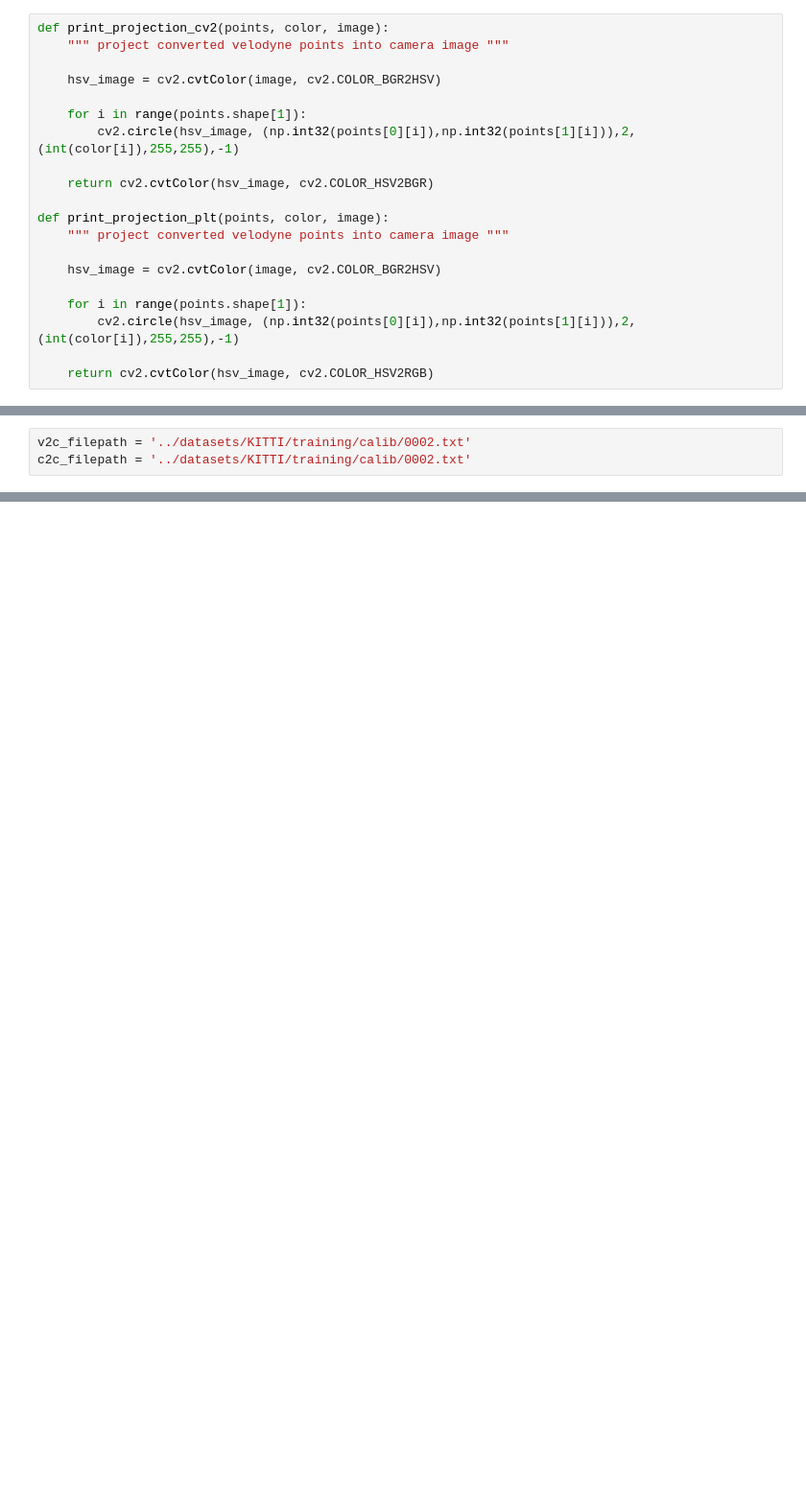
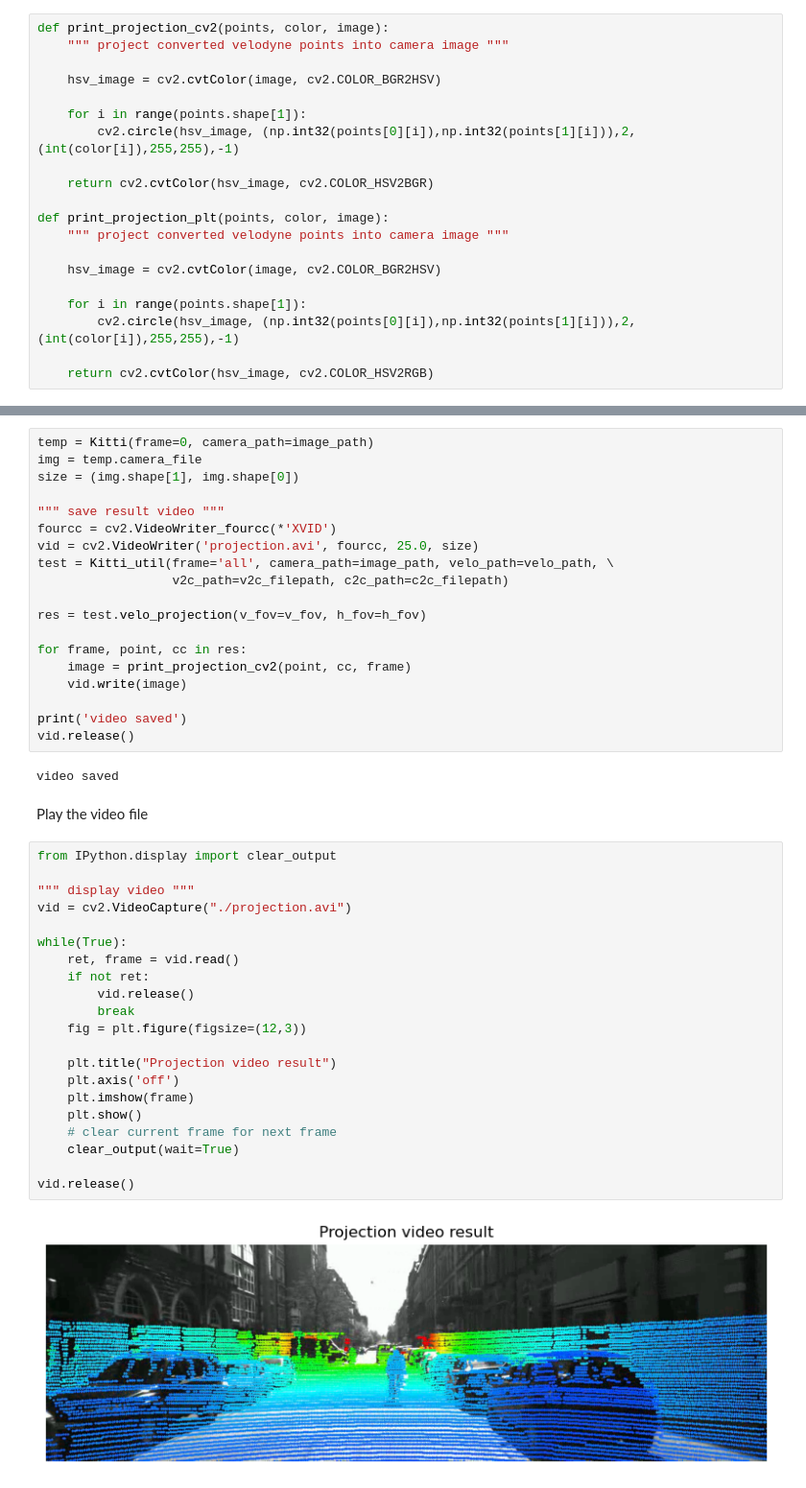
Before and after one commit to AGH-CEAI/automotive-tracking, a Jupyter notebook: examples/KITTI_visualise.ipynb, the cells around one changed output, grey strips where cells are left out. Shown at 96% size. Cells and saved outputs as stored; diff of their text form; blank space fills up the shorter version.

```diff
--- a/examples/KITTI_visualise.ipynb
+++ b/examples/KITTI_visualise.ipynb
@@ -198,3 +156,0 @@ plt.imshow(result)
-# %%
-v2c_filepath = '../datasets/KITTI/training/calib/0002.txt'
-c2c_filepath = '../datasets/KITTI/training/calib/0002.txt'
@@ -253,0 +161,46 @@ velo_points, (-24.9, 2.0), (-45,45), v2c_filepath, c2c_filepath, mode
+# %%
+temp = Kitti(frame=0, camera_path=image_path)
+img = temp.camera_file
+size = (img.shape[1], img.shape[0])
+
+""" save result video """
+fourcc = cv2.VideoWriter_fourcc(*'XVID')
+vid = cv2.VideoWriter('projection.avi', fourcc, 25.0, size)
+test = Kitti_util(frame='all', camera_path=image_path, velo_path=velo_path, \
+                  v2c_path=v2c_filepath, c2c_path=c2c_filepath)
+
+res = test.velo_projection(v_fov=v_fov, h_fov=h_fov)
+
+for frame, point, cc in res:
+    image = print_projection_cv2(point, cc, frame)
+    vid.write(image)
+
+print('video saved')
+vid.release()
+# %% [output]
+video saved
+# %% [markdown]
+Play the video file
+# %%
+from IPython.display import clear_output
+
+""" display video """
+vid = cv2.VideoCapture("./projection.avi")
+
+while(True):
+    ret, frame = vid.read()
+    if not ret:
+        vid.release()
+        break
+    fig = plt.figure(figsize=(12,3))
+
+    plt.title("Projection video result")
+    plt.axis('off')
+    plt.imshow(frame)
+    plt.show()
+    # clear current frame for next frame
+    clear_output(wait=True)
+
+vid.release()
+# %% [output]
+[figure, added]
```
Also changed, not shown: parts of 34 cells of this notebook.
